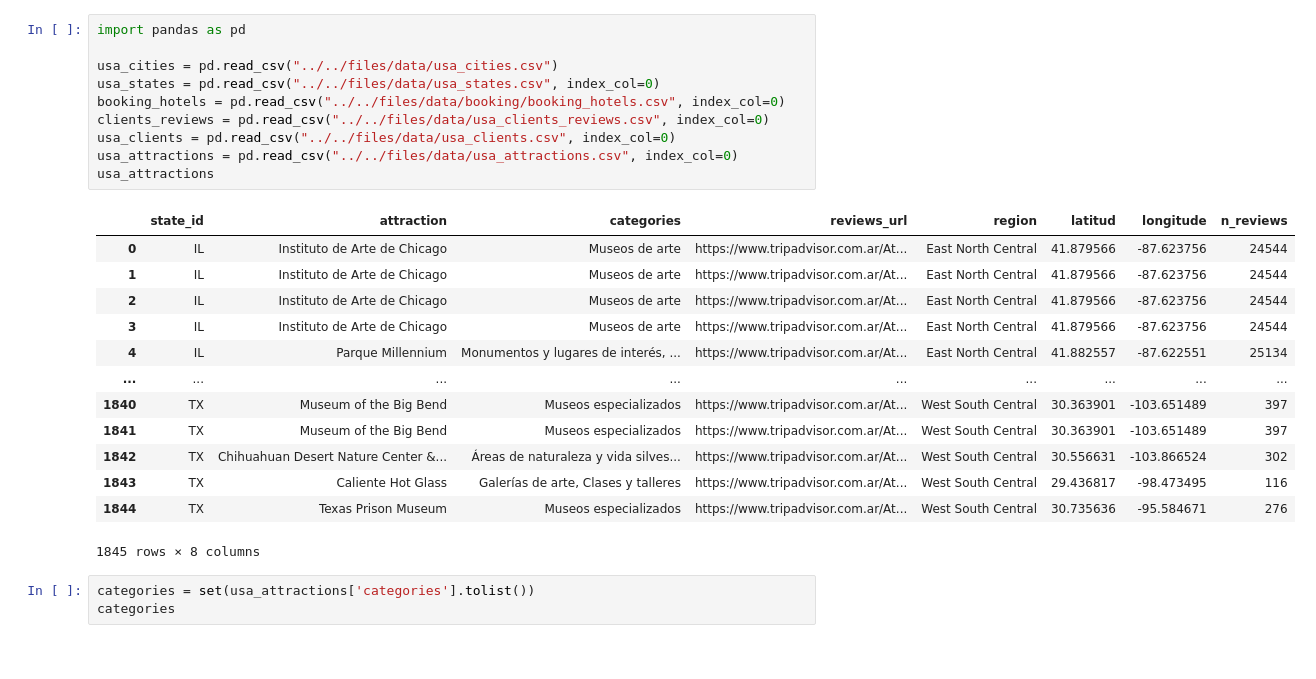
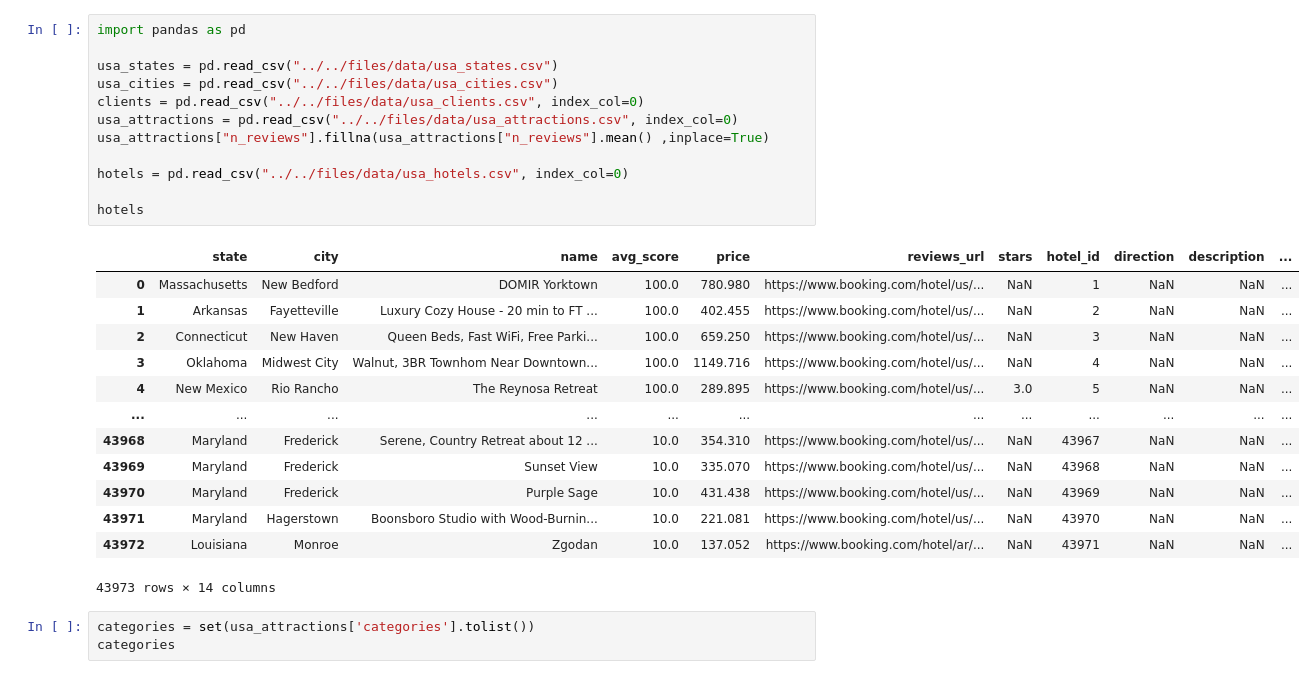
Before and after one commit to LeonardoCostaH/PF_DS_YELP, a Jupyter notebook: streamlit/pages/streamlit.ipynb, the cells around one changed output. Drawn from its saved outputs; the diff is of its cells as text.

```diff
--- a/streamlit/pages/streamlit.ipynb
+++ b/streamlit/pages/streamlit.ipynb
@@ -1,27 +1,29 @@
 # %%
 import pandas as pd
 
+usa_states = pd.read_csv("../../files/data/usa_states.csv")
 usa_cities = pd.read_csv("../../files/data/usa_cities.csv")
-usa_states = pd.read_csv("../../files/data/usa_states.csv", index_col=0)
-booking_hotels = pd.read_csv("../../files/data/booking/booking_hotels.csv", index_col=0)
-clients_reviews = pd.read_csv("../../files/data/usa_clients_reviews.csv", index_col=0)
-usa_clients = pd.read_csv("../../files/data/usa_clients.csv", index_col=0)
+clients = pd.read_csv("../../files/data/usa_clients.csv", index_col=0)
 usa_attractions = pd.read_csv("../../files/data/usa_attractions.csv", index_col=0)
-usa_attractions
+usa_attractions["n_reviews"].fillna(usa_attractions["n_reviews"].mean() ,inplace=True)
+
+hotels = pd.read_csv("../../files/data/usa_hotels.csv", index_col=0)
+
+hotels
 # %% [output]
-|  | state_id | attraction | categories | reviews_url | region | latitud | longitude | n_reviews |
-| 0 | IL | Instituto de Arte de Chicago | Museos de arte | https://www.tripadvisor.com.ar/At... | East North Central | 41.879566 | -87.623756 | 24544 |
-| 1 | IL | Instituto de Arte de Chicago | Museos de arte | https://www.tripadvisor.com.ar/At... | East North Central | 41.879566 | -87.623756 | 24544 |
-| 2 | IL | Instituto de Arte de Chicago | Museos de arte | https://www.tripadvisor.com.ar/At... | East North Central | 41.879566 | -87.623756 | 24544 |
-| 3 | IL | Instituto de Arte de Chicago | Museos de arte | https://www.tripadvisor.com.ar/At... | East North Central | 41.879566 | -87.623756 | 24544 |
-| 4 | IL | Parque Millennium | Monumentos y lugares de interés, ... | https://www.tripadvisor.com.ar/At... | East North Central | 41.882557 | -87.622551 | 25134 |
-| ... | ... | ... | ... | ... | ... | ... | ... | ... |
-| 1840 | TX | Museum of the Big Bend | Museos especializados | https://www.tripadvisor.com.ar/At... | West South Central | 30.363901 | -103.651489 | 397 |
-| 1841 | TX | Museum of the Big Bend | Museos especializados | https://www.tripadvisor.com.ar/At... | West South Central | 30.363901 | -103.651489 | 397 |
-| 1842 | TX | Chihuahuan Desert Nature Center &... | Áreas de naturaleza y vida silves... | https://www.tripadvisor.com.ar/At... | West South Central | 30.556631 | -103.866524 | 302 |
-| 1843 | TX | Caliente Hot Glass | Galerías de arte, Clases y talleres | https://www.tripadvisor.com.ar/At... | West South Central | 29.436817 | -98.473495 | 116 |
-| 1844 | TX | Texas Prison Museum | Museos especializados | https://www.tripadvisor.com.ar/At... | West South Central | 30.735636 | -95.584671 | 276 |
+|  | state | city | name | avg_score | price | reviews_url | stars | hotel_id | direction | description | ... |
+| 0 | Massachusetts | New Bedford | DOMIR Yorktown | 100.0 | 780.980 | https://www.booking.com/hotel/us/... | NaN | 1 | NaN | NaN | ... |
+| 1 | Arkansas | Fayetteville | Luxury Cozy House - 20 min to FT ... | 100.0 | 402.455 | https://www.booking.com/hotel/us/... | NaN | 2 | NaN | NaN | ... |
+| 2 | Connecticut | New Haven | Queen Beds, Fast WiFi, Free Parki... | 100.0 | 659.250 | https://www.booking.com/hotel/us/... | NaN | 3 | NaN | NaN | ... |
+| 3 | Oklahoma | Midwest City | Walnut, 3BR Townhom Near Downtown... | 100.0 | 1149.716 | https://www.booking.com/hotel/us/... | NaN | 4 | NaN | NaN | ... |
+| 4 | New Mexico | Rio Rancho | The Reynosa Retreat | 100.0 | 289.895 | https://www.booking.com/hotel/us/... | 3.0 | 5 | NaN | NaN | ... |
+| ... | ... | ... | ... | ... | ... | ... | ... | ... | ... | ... | ... |
+| 43968 | Maryland | Frederick | Serene, Country Retreat about 12 ... | 10.0 | 354.310 | https://www.booking.com/hotel/us/... | NaN | 43967 | NaN | NaN | ... |
+| 43969 | Maryland | Frederick | Sunset View | 10.0 | 335.070 | https://www.booking.com/hotel/us/... | NaN | 43968 | NaN | NaN | ... |
+| 43970 | Maryland | Frederick | Purple Sage | 10.0 | 431.438 | https://www.booking.com/hotel/us/... | NaN | 43969 | NaN | NaN | ... |
+| 43971 | Maryland | Hagerstown | Boonsboro Studio with Wood-Burnin... | 10.0 | 221.081 | https://www.booking.com/hotel/us/... | NaN | 43970 | NaN | NaN | ... |
+| 43972 | Louisiana | Monroe | Zgodan | 10.0 | 137.052 | https://www.booking.com/hotel/ar/... | NaN | 43971 | NaN | NaN | ... |
-1845 rows × 8 columns
+43973 rows × 14 columns
 # %%
 categories = set(usa_attractions['categories'].tolist())
 categories
```
Also changed, not shown: 2 other files.
